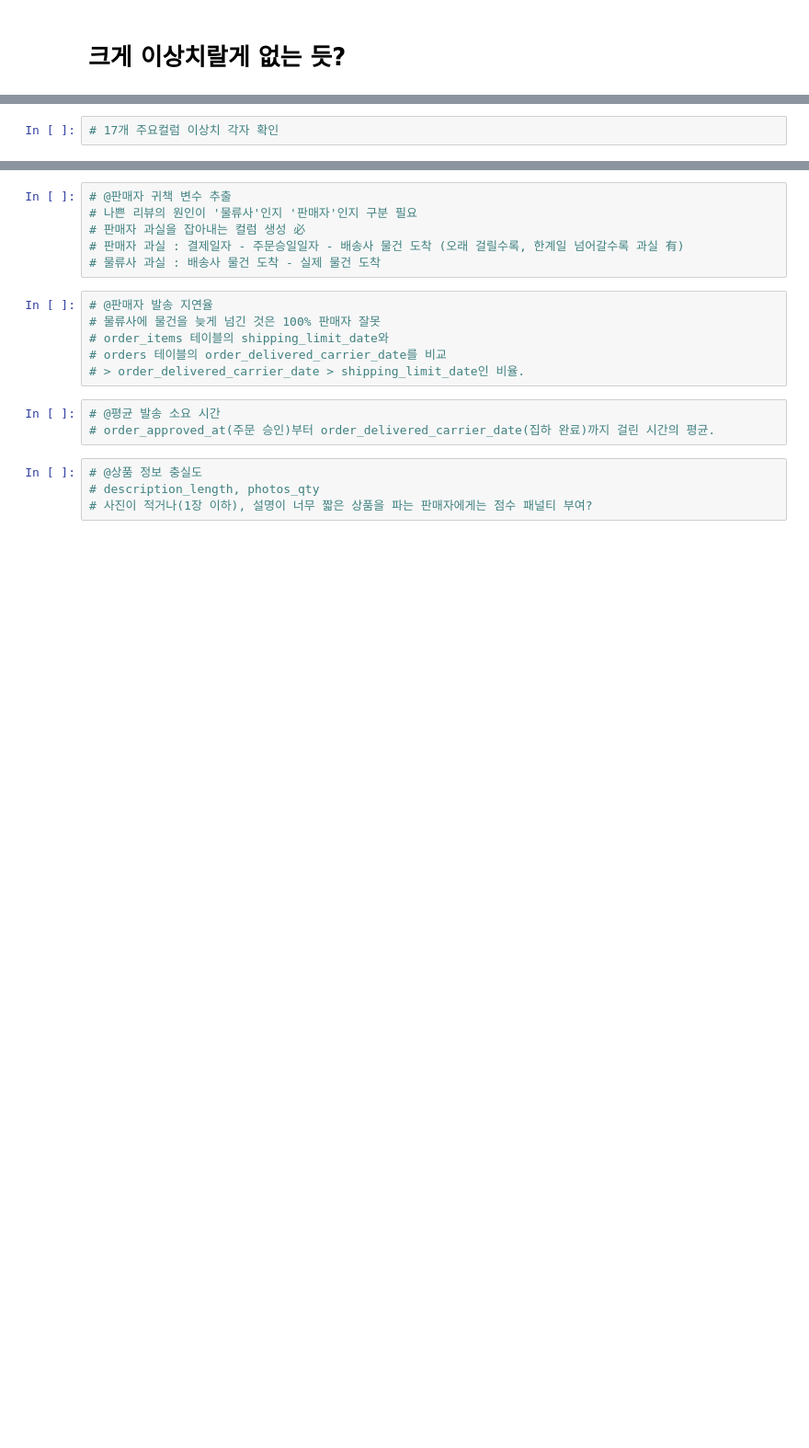
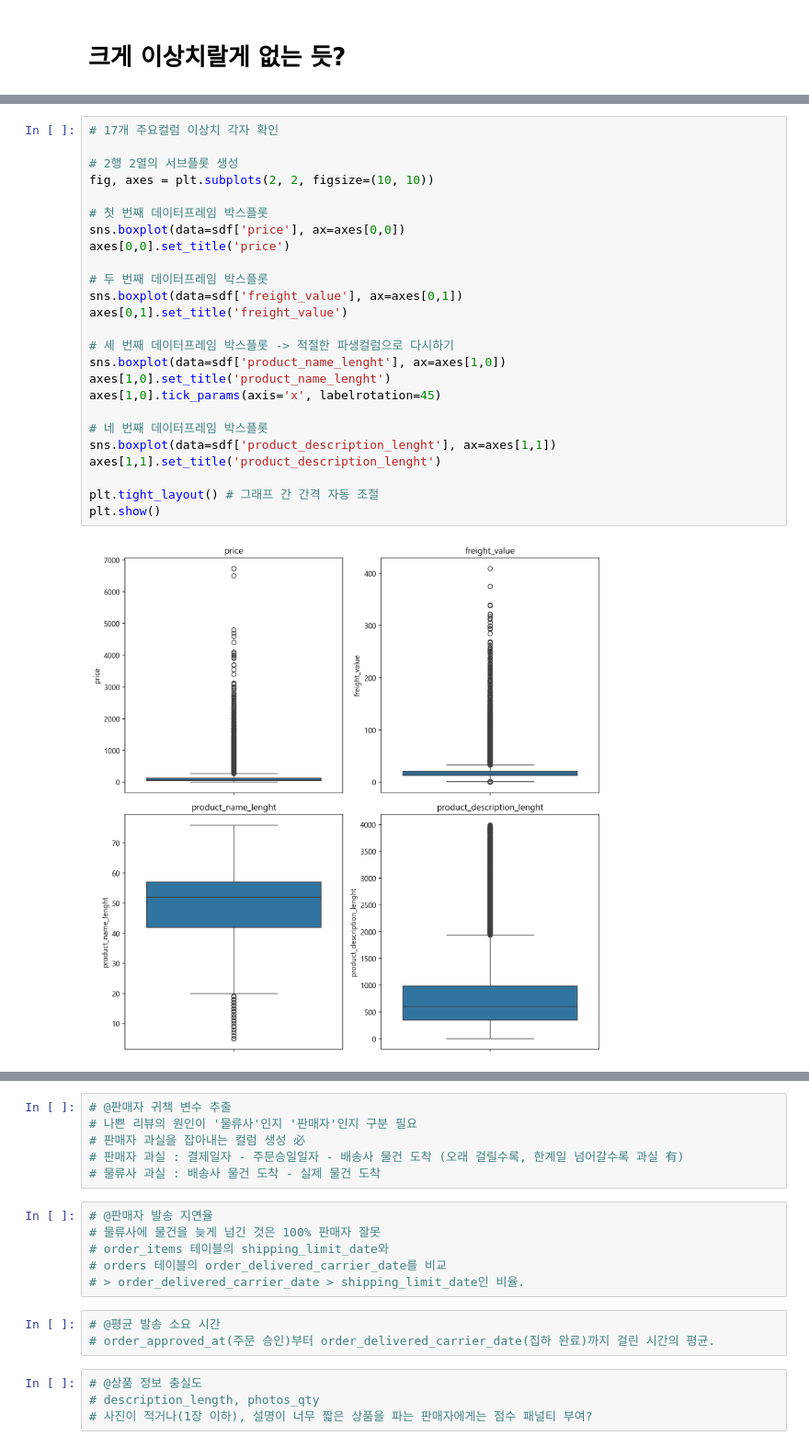
Before and after one commit to YuSeok-Kwon/Olist-Predictive-Modeling, a Jupyter notebook: kwj/uju_Data1.ipynb, the cells around one changed output, grey strips where cells are left out. Shown at 92% size. Drawn from its saved outputs; the diff is of its cells as text; blank space fills up the shorter version.

```diff
--- a/kwj/uju_Data1.ipynb
+++ b/kwj/uju_Data1.ipynb
@@ -304,2 +453,27 @@ sdf[sdf['order_status'].isna()]
 # %%
 # 17개 주요컬럼 이상치 각자 확인
+
+# 2행 2열의 서브플롯 생성
+fig, axes = plt.subplots(2, 2, figsize=(10, 10))
+
+# 첫 번째 데이터프레임 박스플롯
+sns.boxplot(data=sdf['price'], ax=axes[0,0])
+axes[0,0].set_title('price')
+
+# 두 번째 데이터프레임 박스플롯
+sns.boxplot(data=sdf['freight_value'], ax=axes[0,1])
+axes[0,1].set_title('freight_value')
+
+# 세 번째 데이터프레임 박스플롯 -> 적절한 파생컬럼으로 다시하기
+sns.boxplot(data=sdf['product_name_lenght'], ax=axes[1,0])
+axes[1,0].set_title('product_name_lenght')
+axes[1,0].tick_params(axis='x', labelrotation=45)
+
+# 네 번째 데이터프레임 박스플롯
+sns.boxplot(data=sdf['product_description_lenght'], ax=axes[1,1])
+axes[1,1].set_title('product_description_lenght')
+
+plt.tight_layout() # 그래프 간 간격 자동 조절
+plt.show()
+# %% [output]
+[figure, added]
```
Also changed, not shown: parts of 34 cells of this notebook.
